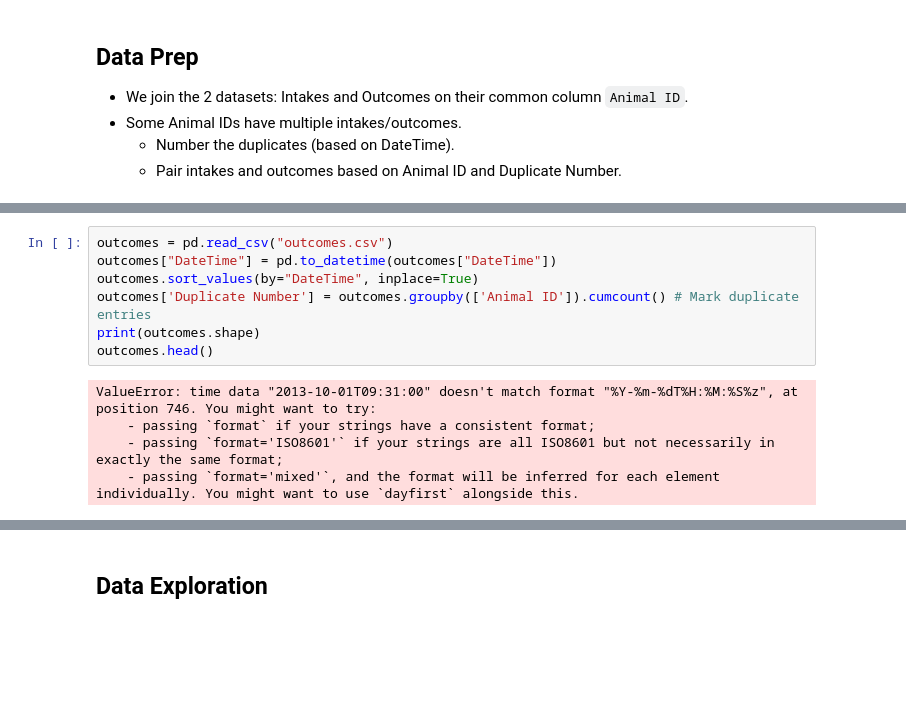
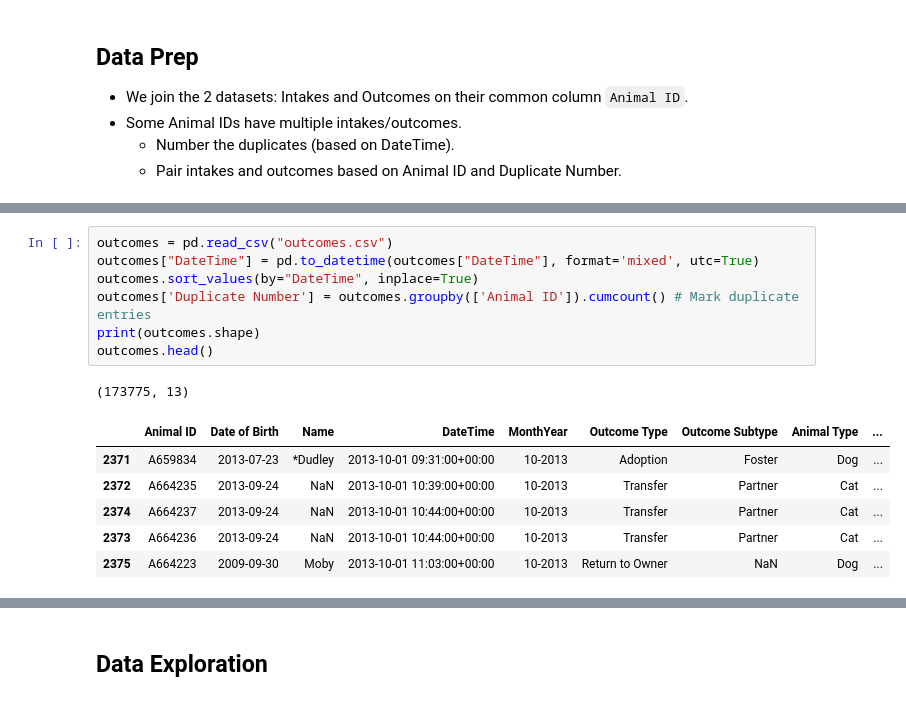
Before and after one commit to mikalajjjj/Data-Mining-Animal_Shelter, a Jupyter notebook: AACOutcomes.ipynb, the cells around one changed output, grey strips where cells are left out. Cells and saved outputs as stored; diff of their text form; blank space fills up the shorter version.

```diff
--- a/AACOutcomes.ipynb
+++ b/AACOutcomes.ipynb
@@ -80,16 +80,19 @@ intakes.head()
 | 4 | A664233 | Stevie | 2013-10-01 08:53:00 | October 2013 | 7405 Springtime in Austin (TX) | Stray | Injured | Dog | ... |
 # %%
 outcomes = pd.read_csv("outcomes.csv")
-outcomes["DateTime"] = pd.to_datetime(outcomes["DateTime"])
+outcomes["DateTime"] = pd.to_datetime(outcomes["DateTime"], format='mixed', utc=True)
 outcomes.sort_values(by="DateTime", inplace=True)
 outcomes['Duplicate Number'] = outcomes.groupby(['Animal ID']).cumcount() # Mark duplicate entries
 print(outcomes.shape)
 outcomes.head()
 # %% [output]
-ValueError: time data "2013-10-01T09:31:00" doesn't match format "%Y-%m-%dT%H:%M:%S%z", at position 746. You might want to try:
-    - passing `format` if your strings have a consistent format;
-    - passing `format='ISO8601'` if your strings are all ISO8601 but not necessarily in exactly the same format;
-    - passing `format='mixed'`, and the format will be inferred for each element individually. You might want to use `dayfirst` alongside this.
+(173775, 13)
+|  | Animal ID | Date of Birth | Name | DateTime | MonthYear | Outcome Type | Outcome Subtype | Animal Type | ... |
+| 2371 | A659834 | 2013-07-23 | *Dudley | 2013-10-01 09:31:00+00:00 | 10-2013 | Adoption | Foster | Dog | ... |
+| 2372 | A664235 | 2013-09-24 | NaN | 2013-10-01 10:39:00+00:00 | 10-2013 | Transfer | Partner | Cat | ... |
+| 2374 | A664237 | 2013-09-24 | NaN | 2013-10-01 10:44:00+00:00 | 10-2013 | Transfer | Partner | Cat | ... |
+| 2373 | A664236 | 2013-09-24 | NaN | 2013-10-01 10:44:00+00:00 | 10-2013 | Transfer | Partner | Cat | ... |
+| 2375 | A664223 | 2009-09-30 | Moby | 2013-10-01 11:03:00+00:00 | 10-2013 | Return to Owner | NaN | Dog | ... |
 # %%
 outcomes_label = outcomes[["Animal ID", "Duplicate Number", "DateTime", "Outcome Type"]]
 outcomes_label = outcomes_label.rename(columns={"DateTime": "DateTime_Outcome"})
```
Also changed, not shown: parts of 21 cells of this notebook.
